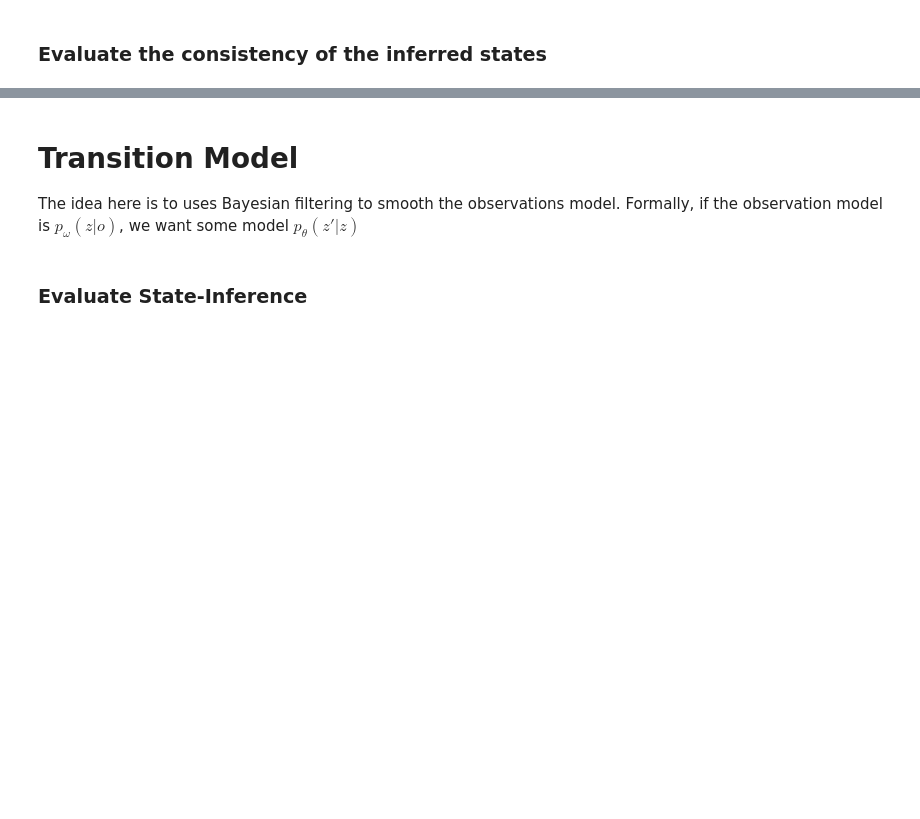
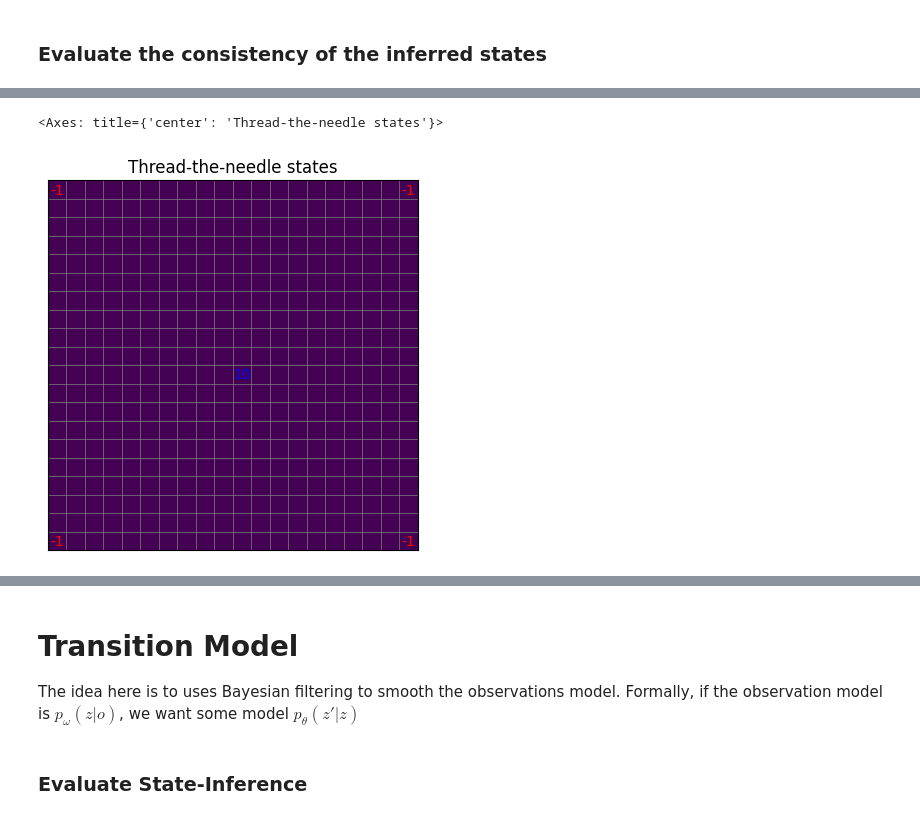
Before and after one commit to nicktfranklin/StateInference, a Jupyter notebook: notebooks/State Inference - Cnn.ipynb, the cells around one changed output, grey strips where cells are left out. Drawn from its saved outputs; the diff is of its cells as text; code cells hidden in the pictures; blank space fills up the shorter version.

```diff
--- a/notebooks/State Inference - Cnn.ipynb
+++ b/notebooks/State Inference - Cnn.ipynb
@@ -387,15 +460,18 @@ plt.imshow(d)
 # %%
 # plot the overlap of different states
 # number the states and plot them
 clusters = {}
 k = 0
 for z0 in sorted(z):
     if z0 not in clusters.keys():
         clusters[z0] = k
         k += 1
-clustered_states = np.array([clusters[z0] for z0 in z])
+clustered_states = np.array([clusters[z0] for z0.item in z])
 plt.imshow(clustered_states.reshape(-1, 20))
 task.display_gridworld(plt.gca(), wall_color="w")
+# %% [output]
+<Axes: title={'center': 'Thread-the-needle states'}>
+[figure, added]
 # %%
 obs_a = convert_8bit_to_float(
     torch.stack(
```
Also changed, not shown: parts of 29 cells of this notebook, 4 other files.
